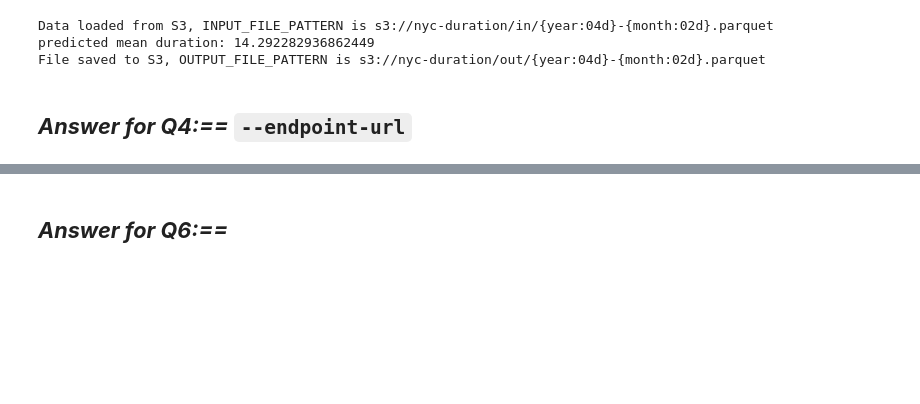
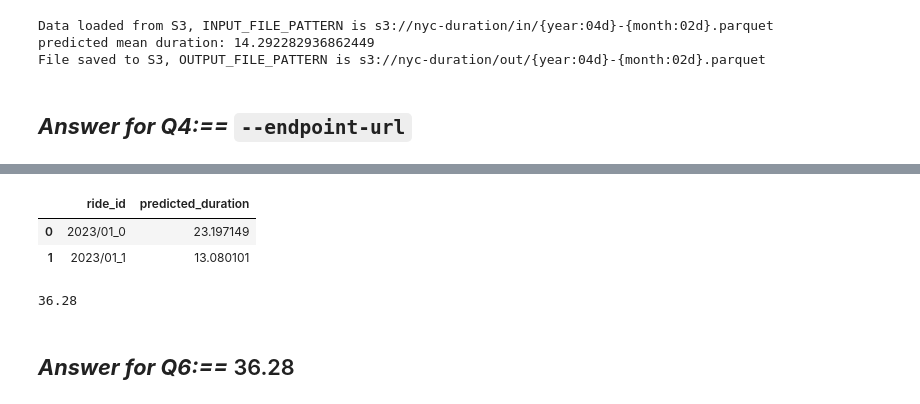
Before and after one commit to alex-sokolov2011/MLOps_zoomcamp, a Jupyter notebook: 06-best-practices/hw06.ipynb, the cells around one changed output, grey strips where cells are left out. Cells and saved outputs as stored; diff of their text form; code cells hidden in the pictures; blank space fills up the shorter version.

```diff
--- a/06-best-practices/hw06.ipynb
+++ b/06-best-practices/hw06.ipynb
@@ -642,2 +773,18 @@ File saved to S3, OUTPUT_FILE_PATTERN is s3://nyc-duration/out/{year:04d}-{month
+# %%
+s3_endpoint_url = 'http://localhost:4566'
+options = {'client_kwargs': {'endpoint_url': s3_endpoint_url}}
+
+year, month = 2023, 1
+output_file = f"s3://nyc-duration/out/{year:04d}-{month:02d}.parquet"
+df = pd.read_parquet(output_file, storage_options=options)
+df
+# %% [output]
+|  | ride_id | predicted_duration |
+| 0 | 2023/01_0 | 23.197149 |
+| 1 | 2023/01_1 | 13.080101 |
+# %%
+df.predicted_duration.sum().round(2)
+# %% [output]
+36.28
 # %% [markdown]
-## ***Answer for Q6:==***
+## ***Answer for Q6:==*** 36.28
```
Also changed, not shown: parts of 10 cells of this notebook, 2 other files.
